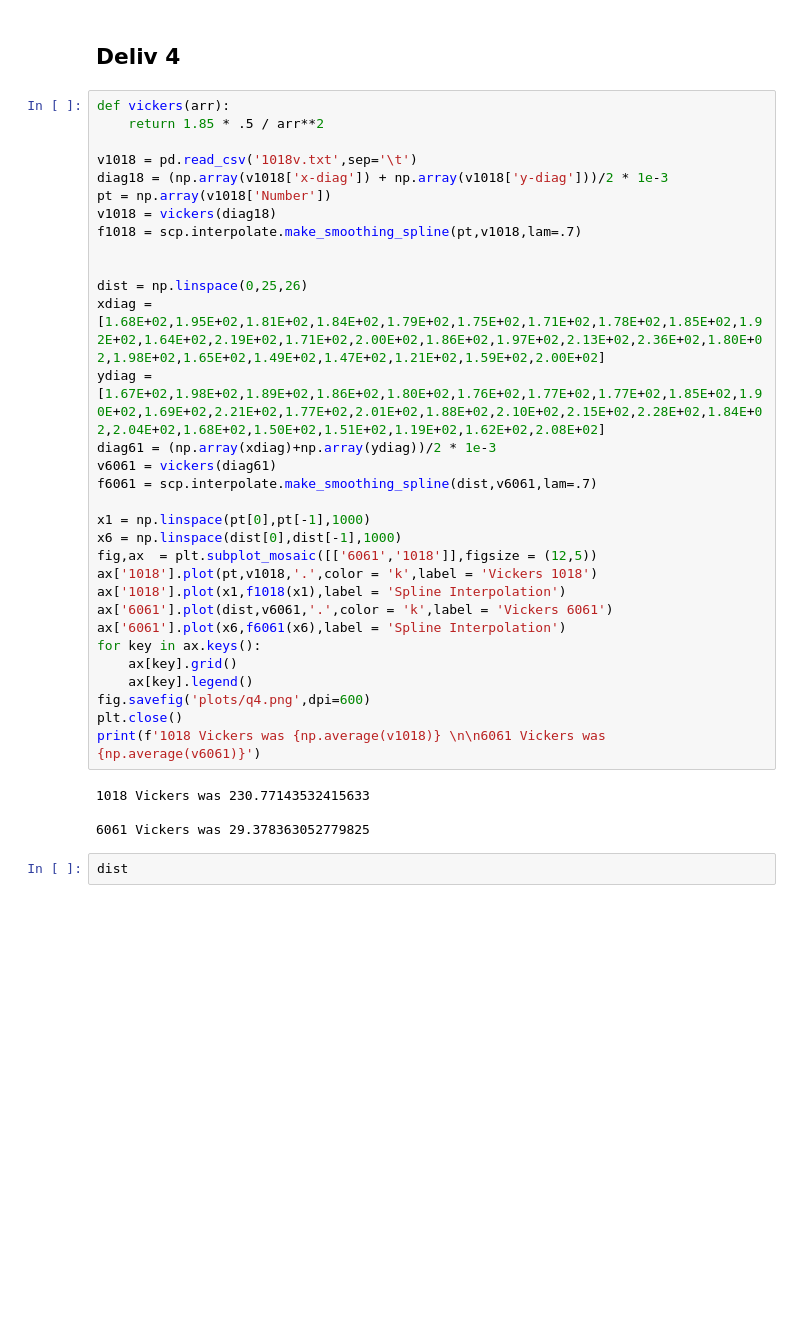
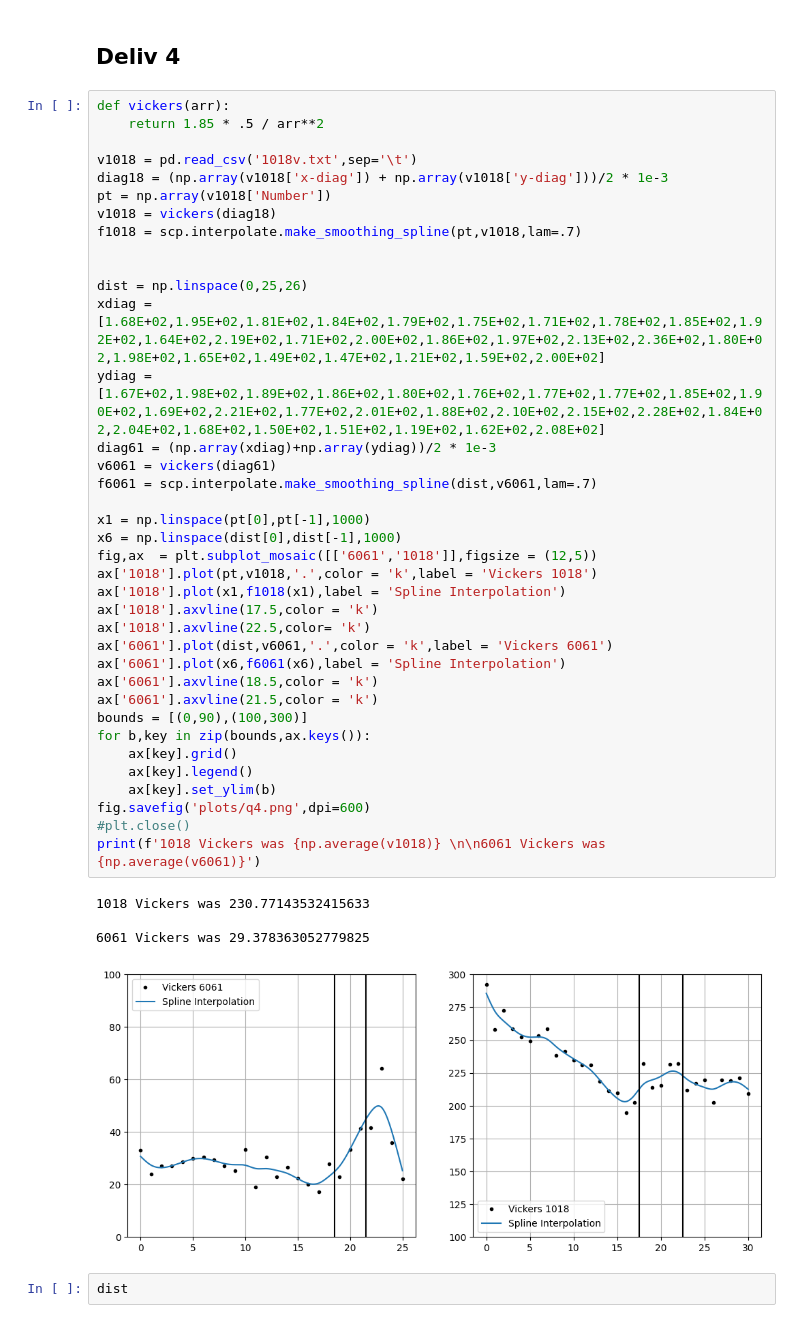
Before and after one commit to nglaser3/NPRE432_Materials, a Jupyter notebook: Lab7/Untitled.ipynb, the cells around one changed output. Saved outputs shown, nothing was run; the diff lists cells and outputs as text; blank space fills up the shorter version.

Commit message:
fix plots

```diff
--- a/Lab7/Untitled.ipynb
+++ b/Lab7/Untitled.ipynb
@@ -150,35 +150,42 @@ def vickers(arr):
 
 v1018 = pd.read_csv('1018v.txt',sep='\t')
 diag18 = (np.array(v1018['x-diag']) + np.array(v1018['y-diag']))/2 * 1e-3
 pt = np.array(v1018['Number'])
 v1018 = vickers(diag18)
 f1018 = scp.interpolate.make_smoothing_spline(pt,v1018,lam=.7)
 
 
 dist = np.linspace(0,25,26)
 xdiag = [1.68E+02,1.95E+02,1.81E+02,1.84E+02,1.79E+02,1.75E+02,1.71E+02,1.78E+02,1.85E+02,1.92E+02,1.64E+02,2.19E+02,1.71E+02,2.00E+02,1.86E+02,1.97E+02,2.13E+02,2.36E+02,1.80E+02,1.98E+02,1.65E+02,1.49E+02,1.47E+02,1.21E+02,1.59E+02,2.00E+02]
 ydiag = [1.67E+02,1.98E+02,1.89E+02,1.86E+02,1.80E+02,1.76E+02,1.77E+02,1.77E+02,1.85E+02,1.90E+02,1.69E+02,2.21E+02,1.77E+02,2.01E+02,1.88E+02,2.10E+02,2.15E+02,2.28E+02,1.84E+02,2.04E+02,1.68E+02,1.50E+02,1.51E+02,1.19E+02,1.62E+02,2.08E+02]
 diag61 = (np.array(xdiag)+np.array(ydiag))/2 * 1e-3
 v6061 = vickers(diag61)
 f6061 = scp.interpolate.make_smoothing_spline(dist,v6061,lam=.7)
 
 x1 = np.linspace(pt[0],pt[-1],1000)
 x6 = np.linspace(dist[0],dist[-1],1000)
 fig,ax  = plt.subplot_mosaic([['6061','1018']],figsize = (12,5))
 ax['1018'].plot(pt,v1018,'.',color = 'k',label = 'Vickers 1018')
 ax['1018'].plot(x1,f1018(x1),label = 'Spline Interpolation')
+ax['1018'].axvline(17.5,color = 'k')
+ax['1018'].axvline(22.5,color= 'k')
 ax['6061'].plot(dist,v6061,'.',color = 'k',label = 'Vickers 6061')
 ax['6061'].plot(x6,f6061(x6),label = 'Spline Interpolation')
-for key in ax.keys():
+ax['6061'].axvline(18.5,color = 'k')
+ax['6061'].axvline(21.5,color = 'k')
+bounds = [(0,90),(100,300)]
+for b,key in zip(bounds,ax.keys()):
     ax[key].grid()
     ax[key].legend()
+    ax[key].set_ylim(b)
 fig.savefig('plots/q4.png',dpi=600)
-plt.close()
+#plt.close()
 print(f'1018 Vickers was {np.average(v1018)} \n\n6061 Vickers was {np.average(v6061)}')
 # %% [output]
 1018 Vickers was 230.77143532415633
 
 6061 Vickers was 29.378363052779825
+[figure, added]
 # %%
 dist
 # %% [output]
```
Also changed, not shown: 1 other file.
